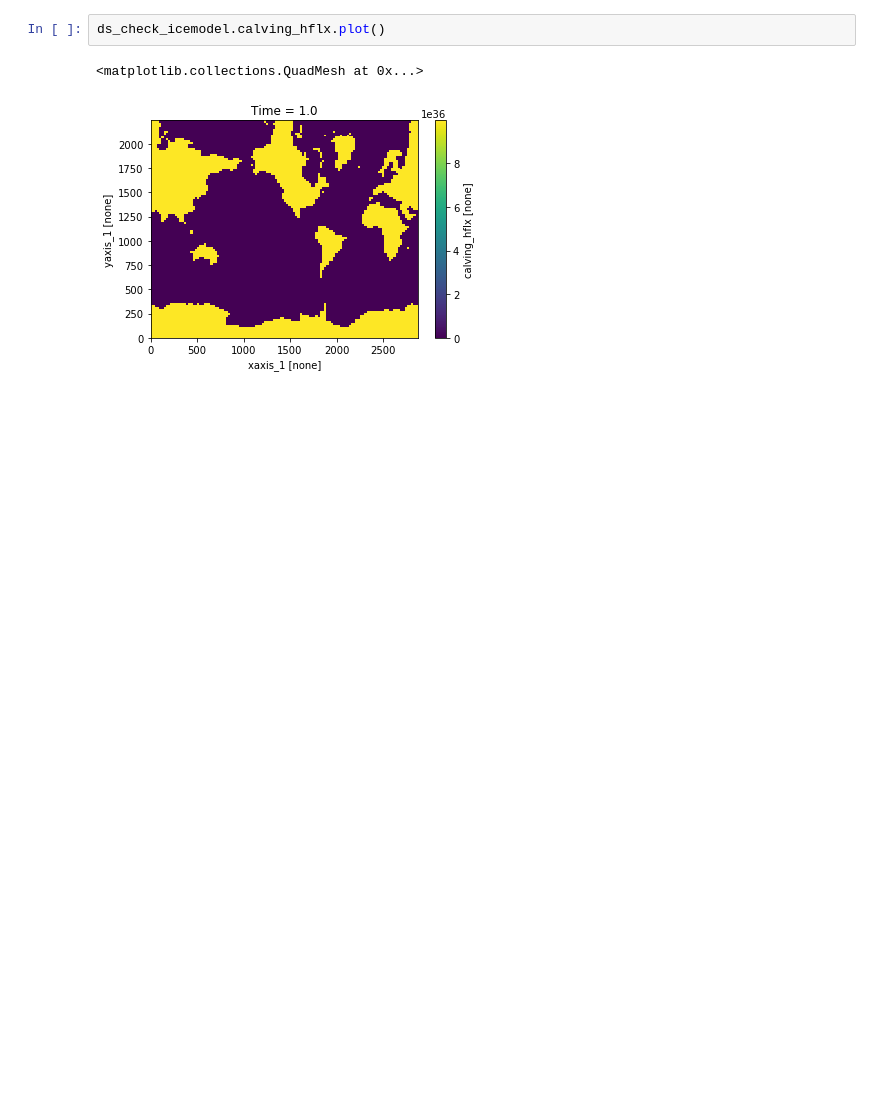
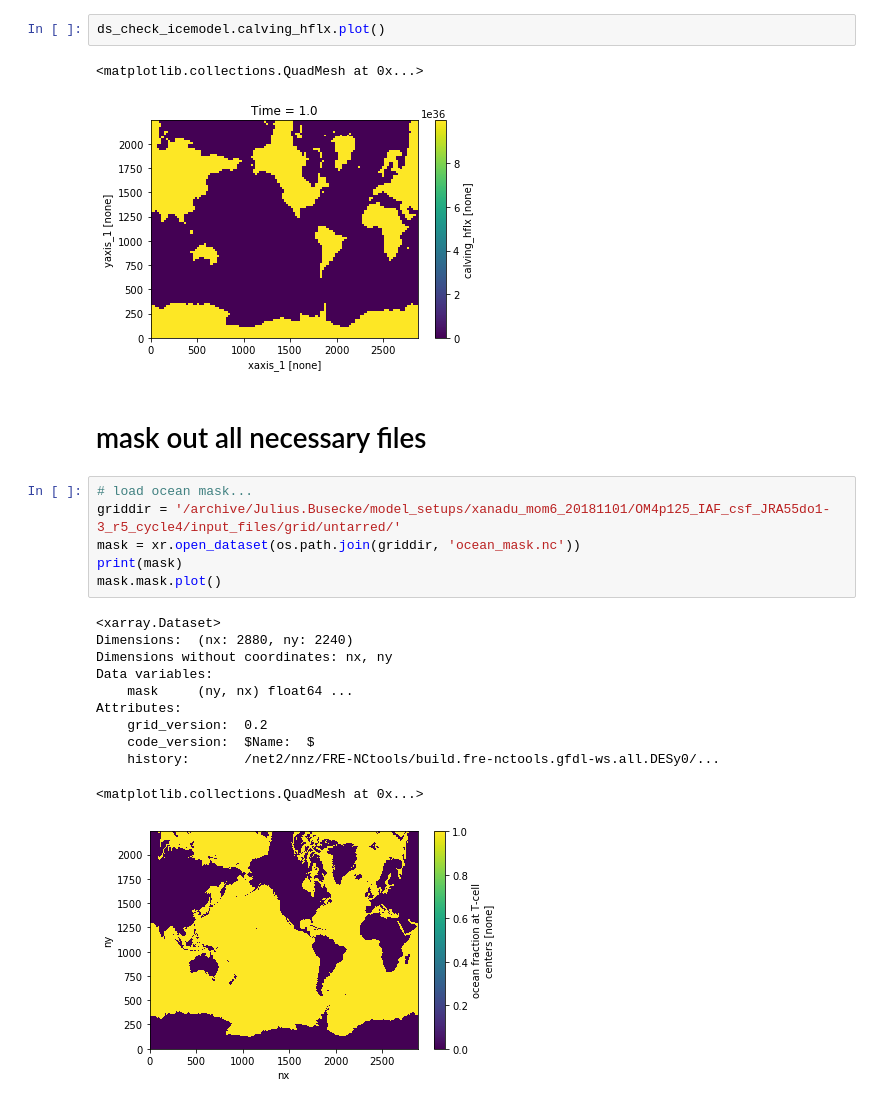
Before and after one commit to jbusecke/mom6_design, a Jupyter notebook: notebooks/gfdl_combine_restarts_OM4p0125.ipynb, the cells around one changed output. Saved outputs shown, nothing was run; the diff lists cells and outputs as text; blank space fills up the shorter version.

```diff
--- a/notebooks/gfdl_combine_restarts_OM4p0125.ipynb
+++ b/notebooks/gfdl_combine_restarts_OM4p0125.ipynb
@@ -211,3 +187,23 @@ ds_check_icemodel.calving_hflx.plot()
 # %% [output]
 <matplotlib.collections.QuadMesh at 0x...>
 [figure]
+# %% [markdown]
+# mask out all necessary files
+# %%
+# load ocean mask...
+griddir = '/archive/Julius.Busecke/model_setups/xanadu_mom6_20181101/OM4p125_IAF_csf_JRA55do1-3_r5_cycle4/input_files/grid/untarred/'
+mask = xr.open_dataset(os.path.join(griddir, 'ocean_mask.nc'))
+print(mask)
+mask.mask.plot()
+# %% [output]
+<xarray.Dataset>
+Dimensions:  (nx: 2880, ny: 2240)
+Dimensions without coordinates: nx, ny
+Data variables:
+    mask     (ny, nx) float64 ...
+Attributes:
+    grid_version:  0.2
+    code_version:  $Name:  $
+    history:       /net2/nnz/FRE-NCtools/build.fre-nctools.gfdl-ws.all.DESy0/...
+<matplotlib.collections.QuadMesh at 0x...>
+[figure, added]
```
Also changed, not shown: parts of 11 cells of this notebook, 1 other file.
